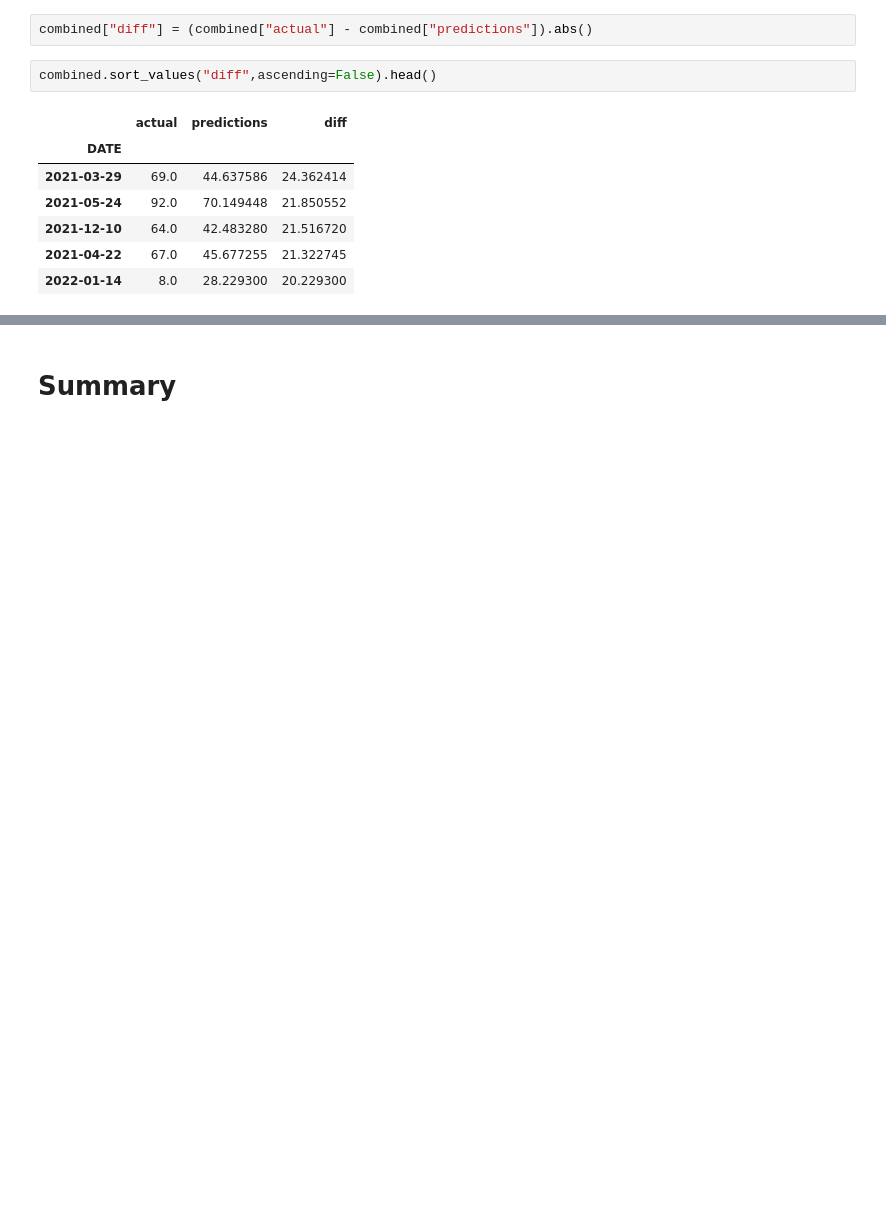
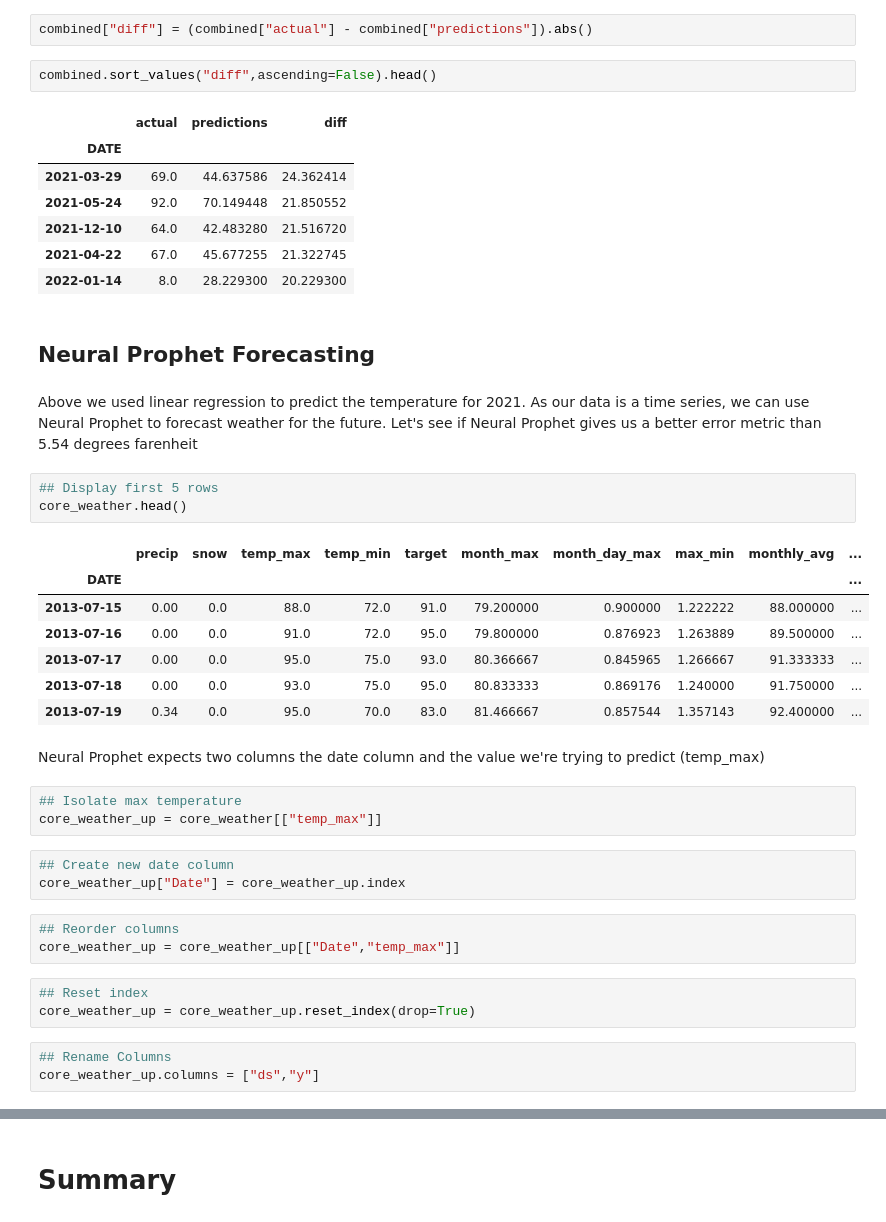
Before and after one commit to afazalmo/Weather-Predictions, a Jupyter notebook: Weather_Predictions.ipynb, the cells around one changed output, grey strips where cells are left out. Drawn from its saved outputs; the diff is of its cells as text; blank space fills up the shorter version.

```diff
--- a/Weather_Predictions.ipynb
+++ b/Weather_Predictions.ipynb
@@ -668,3 +668,35 @@ combined.sort_values("diff",ascending=False).head()
 | 2021-12-10 | 64.0 | 42.483280 | 21.516720 |
 | 2021-04-22 | 67.0 | 45.677255 | 21.322745 |
 | 2022-01-14 | 8.0 | 28.229300 | 20.229300 |
+# %% [markdown]
+## Neural Prophet Forecasting
+# %% [markdown]
+Above we used linear regression to predict the temperature for 2021. As our data is a time series, we can use Neural Prophet to forecast weather for the future. Let's see if Neural Prophet gives us a better error metric than 5.54 degrees farenheit
+# %%
+## Display first 5 rows
+core_weather.head()
+# %% [output]
+|  | precip | snow | temp_max | temp_min | target | month_max | month_day_max | max_min | monthly_avg | ... |
+| DATE |  |  |  |  |  |  |  |  |  | ... |
+| 2013-07-15 | 0.00 | 0.0 | 88.0 | 72.0 | 91.0 | 79.200000 | 0.900000 | 1.222222 | 88.000000 | ... |
+| 2013-07-16 | 0.00 | 0.0 | 91.0 | 72.0 | 95.0 | 79.800000 | 0.876923 | 1.263889 | 89.500000 | ... |
+| 2013-07-17 | 0.00 | 0.0 | 95.0 | 75.0 | 93.0 | 80.366667 | 0.845965 | 1.266667 | 91.333333 | ... |
+| 2013-07-18 | 0.00 | 0.0 | 93.0 | 75.0 | 95.0 | 80.833333 | 0.869176 | 1.240000 | 91.750000 | ... |
+| 2013-07-19 | 0.34 | 0.0 | 95.0 | 70.0 | 83.0 | 81.466667 | 0.857544 | 1.357143 | 92.400000 | ... |
+# %% [markdown]
+Neural Prophet expects two columns the date column and the value we're trying to predict (temp_max)
+# %%
+## Isolate max temperature
+core_weather_up = core_weather[["temp_max"]]
+# %%
+## Create new date column
+core_weather_up["Date"] = core_weather_up.index
+# %%
+## Reorder columns
+core_weather_up = core_weather_up[["Date","temp_max"]]
+# %%
+## Reset index
+core_weather_up = core_weather_up.reset_index(drop=True)
+# %%
+## Rename Columns
+core_weather_up.columns = ["ds","y"]
```
Also changed, not shown: parts of 10 cells of this notebook.
